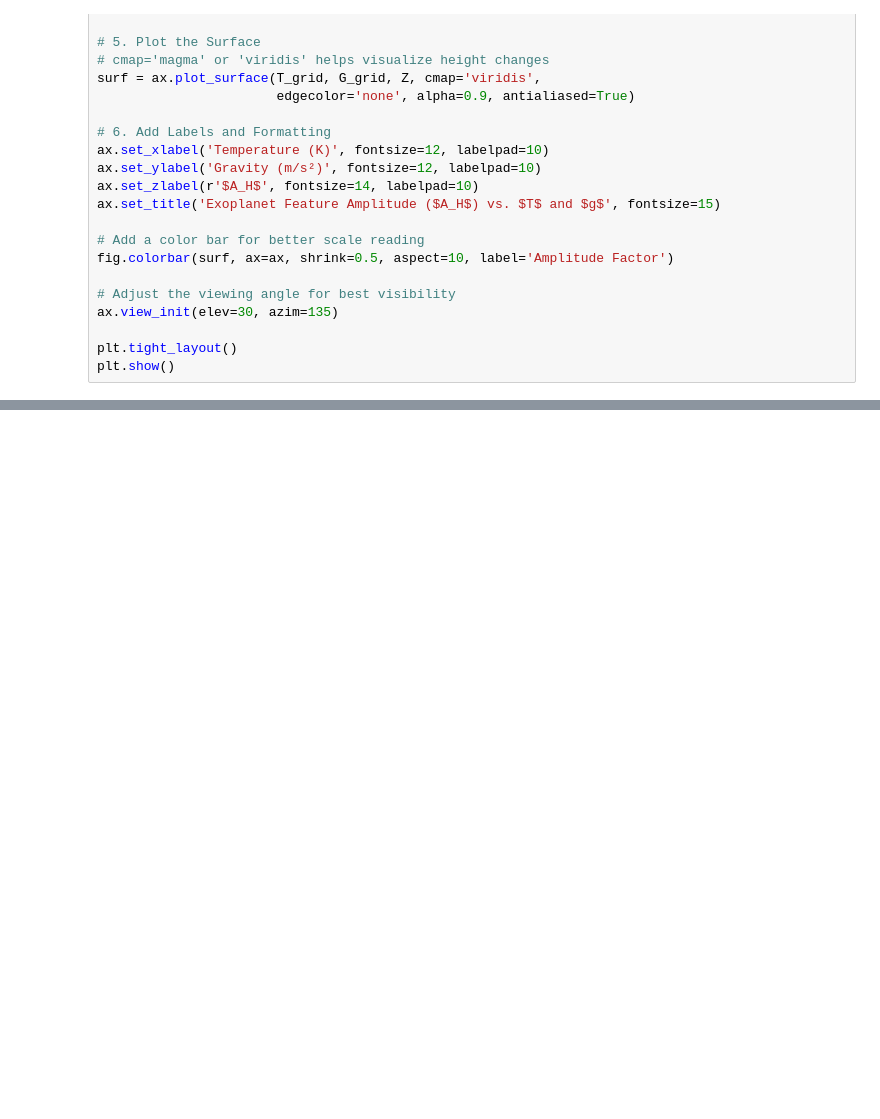
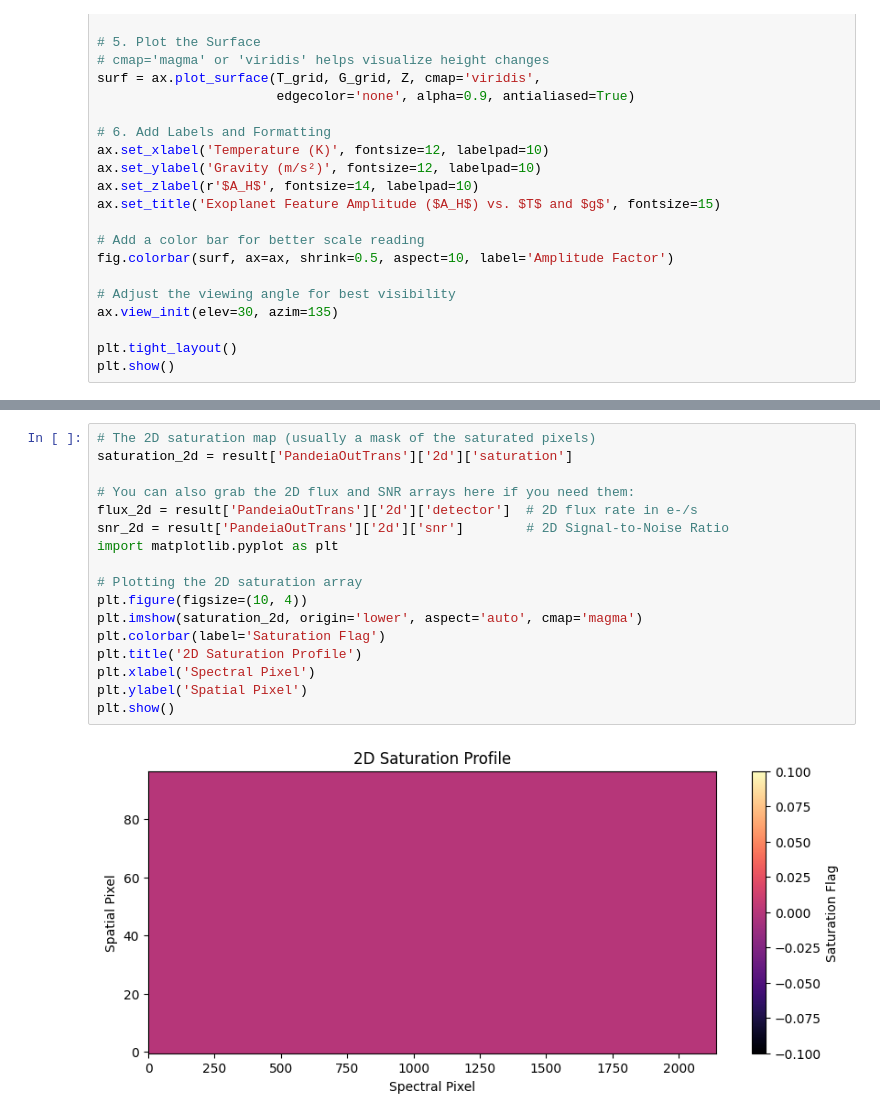
Before and after one commit to JackDavidMaher/Group-Studies---Exoplanets, a Jupyter notebook: Notebooks/sahilshah.ipynb, the cells around one changed output, grey strips where cells are left out. Saved outputs shown, nothing was run; the diff lists cells and outputs as text; blank space fills up the shorter version.

```diff
--- a/Notebooks/sahilshah.ipynb
+++ b/Notebooks/sahilshah.ipynb
@@ -798,0 +1125,19 @@ plt.show()
+# %%
+# The 2D saturation map (usually a mask of the saturated pixels)
+saturation_2d = result['PandeiaOutTrans']['2d']['saturation']
+
+# You can also grab the 2D flux and SNR arrays here if you need them:
+flux_2d = result['PandeiaOutTrans']['2d']['detector']  # 2D flux rate in e-/s
+snr_2d = result['PandeiaOutTrans']['2d']['snr']        # 2D Signal-to-Noise Ratio
+import matplotlib.pyplot as plt
+
+# Plotting the 2D saturation array
+plt.figure(figsize=(10, 4))
+plt.imshow(saturation_2d, origin='lower', aspect='auto', cmap='magma')
+plt.colorbar(label='Saturation Flag')
+plt.title('2D Saturation Profile')
+plt.xlabel('Spectral Pixel')
+plt.ylabel('Spatial Pixel')
+plt.show()
+# %% [output]
+[figure, added]
```
Also changed, not shown: parts of 4 cells of this notebook, 1 other file.
